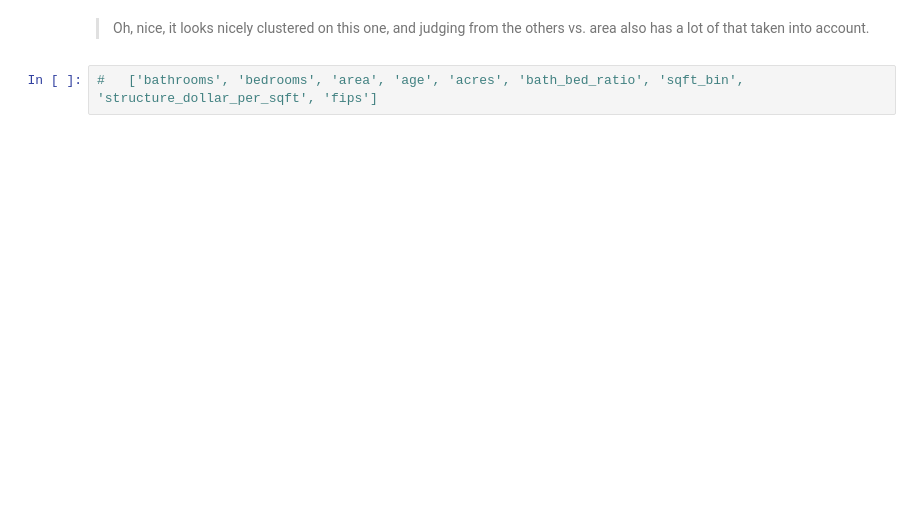
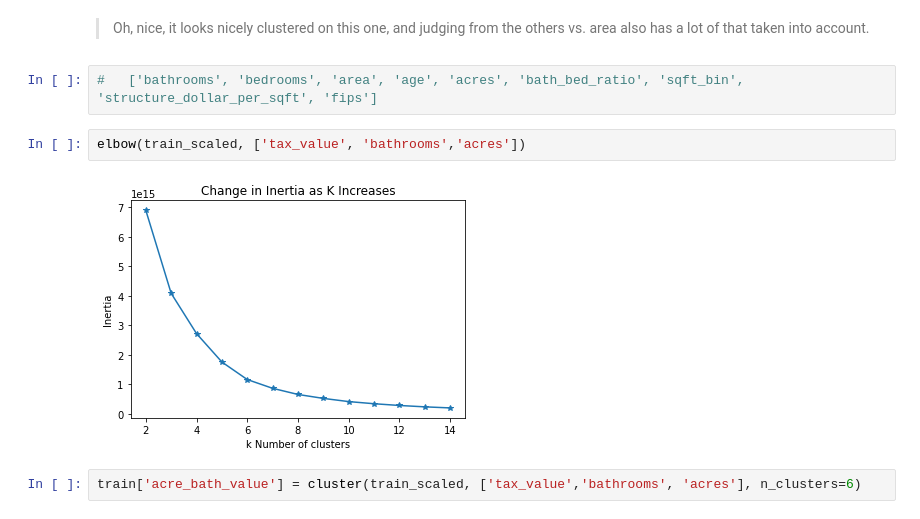
Before and after one commit to Lewis-Park-Bench/Cluster-Project, a Jupyter notebook: jenn_initial_notebook.ipynb, the cells around one changed output. Saved outputs shown, nothing was run; the diff lists cells and outputs as text; blank space fills up the shorter version.

```diff
--- a/jenn_initial_notebook.ipynb
+++ b/jenn_initial_notebook.ipynb
@@ -468,3 +468,9 @@ plt.show()
 > Oh, nice, it looks nicely clustered on this one, and judging from the others vs. area also has a lot of that taken into account.
 # %%
 #   ['bathrooms', 'bedrooms', 'area', 'age', 'acres', 'bath_bed_ratio', 'sqft_bin', 'structure_dollar_per_sqft', 'fips']
+# %%
+elbow(train_scaled, ['tax_value', 'bathrooms','acres'])
+# %% [output]
+[figure, added]
+# %%
+train['acre_bath_value'] = cluster(train_scaled, ['tax_value','bathrooms', 'acres'], n_clusters=6)
```
Also changed, not shown: parts of 49 cells of this notebook.
